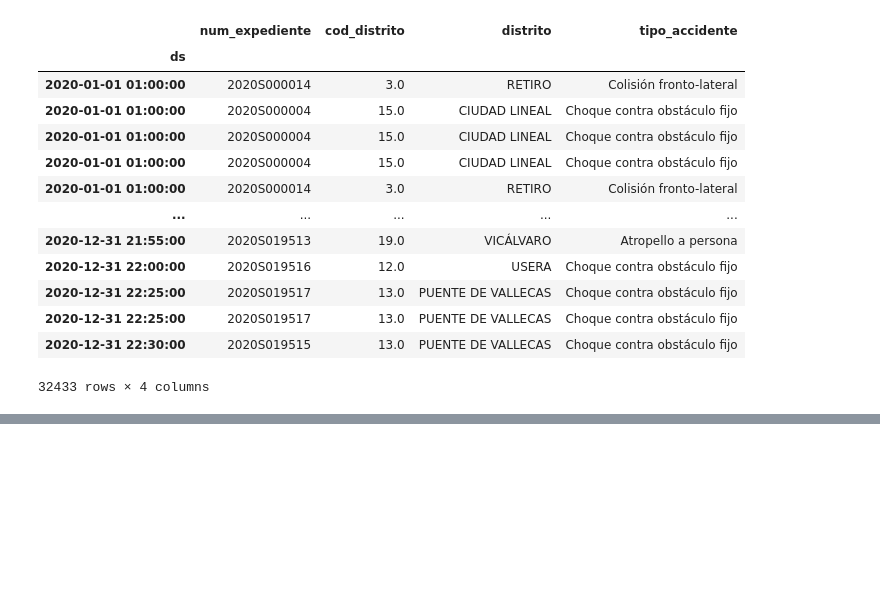
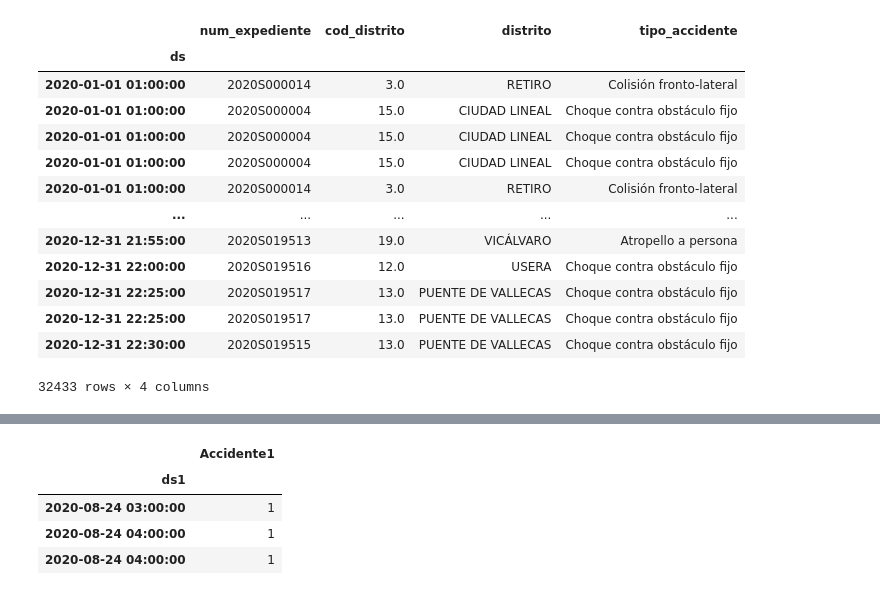
Before and after one commit to Jhonvalencia77/8vo_avance, a Jupyter notebook: AccidentalidadMadrid.ipynb, the cells around one changed output, grey strips where cells are left out. Cells and saved outputs as stored; diff of their text form; code cells hidden in the pictures; blank space fills up the shorter version.

```diff
--- a/AccidentalidadMadrid.ipynb
+++ b/AccidentalidadMadrid.ipynb
@@ -81,0 +212,19 @@ DataAcc1
+# %%
+DataAcc['Accidente1'] = 1
+DataAcc['Accidente2'] = 1
+DataAcc = DataAcc.set_index('ds')
+Acc_ds = DataAcc.loc[:,['Accidente']]
+DataAcc = DataAcc.set_index('ds1')
+Acc_ds1 = DataAcc.loc[:,['Accidente1']]
+DataAcc = DataAcc.set_index('ds2')
+Acc_ds2 = DataAcc.loc[:,['Accidente2']]
+# %%
+Acc_ds1
+Data=Acc_ds1.loc['2020-08-24':'2020-08-24']
+Data
+# %% [output]
+|  | Accidente1 |
+| ds1 |  |
+| 2020-08-24 03:00:00 | 1 |
+| 2020-08-24 04:00:00 | 1 |
+| 2020-08-24 04:00:00 | 1 |
```
Also changed, not shown: parts of 13 cells of this notebook, 3 other files.
